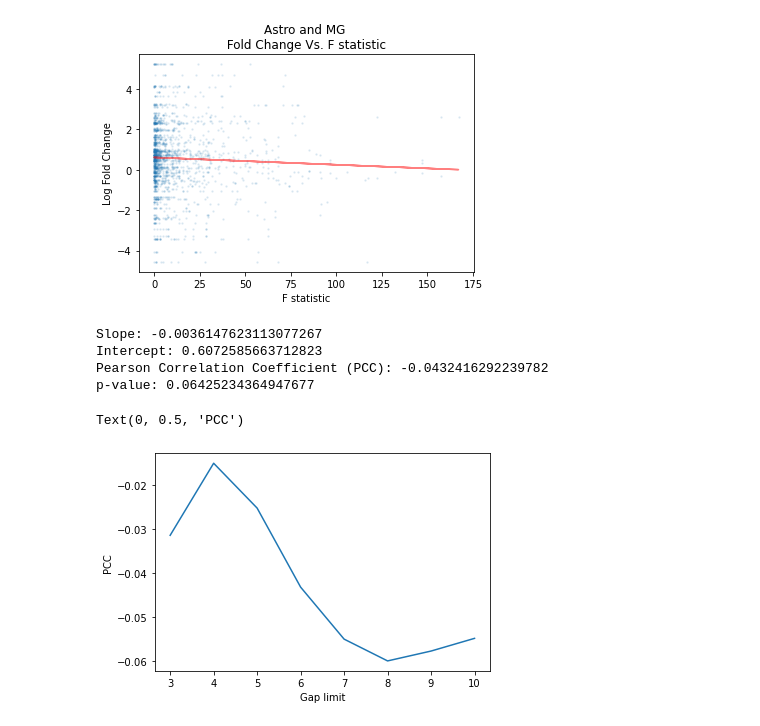
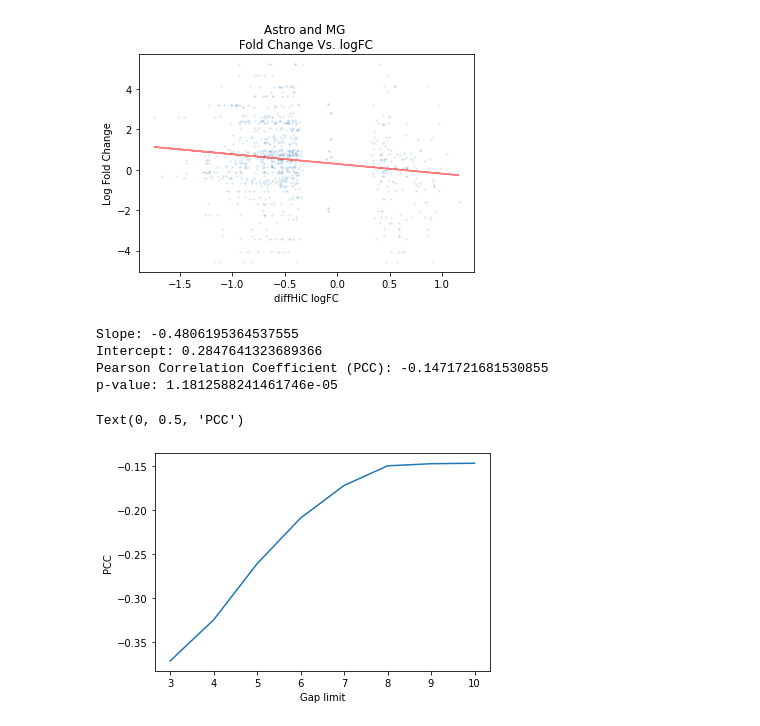
Before and after one commit to Megan-Andrews/SnapHiC-D, a Jupyter notebook: experiments/2023-06-23/diffHiC/Correlation with dynamic of gene expression.ipynb, the cells around one changed output. Drawn from its saved outputs; the diff is of its cells as text; code cells hidden in the pictures.

```diff
--- a/experiments/2023-06-23/diffHiC/Correlation with dynamic of gene expression.ipynb
+++ b/experiments/2023-06-23/diffHiC/Correlation with dynamic of gene expression.ipynb
@@ -32,59 +32,59 @@ file_name = "diffHiC_MG_Astro_results.csv"
 diff = pd.read_csv(os.path.join(directory, file_name), sep=',')
 diff["start1"] = diff["start1"]* 100000
 diff["start2"] = diff["start2"]* 100000
-# diff = diff[diff['significant']==True]
+diff = diff[diff['FDR']<0.01]
 intersecs = pd.concat([pd.merge(diff,result, left_on='start1',right_on='bin_id'),
                       pd.merge(diff,result, left_on='start2',right_on='bin_id')]).reset_index()
 # intersecs.append(intersec)
 # intersecs = pd.concat(intersecs)
 intersecs['gap'] = ((intersecs['start1'] - intersecs['start2'])/100000).astype(int)
 # %%
-gl = 6
+gl = 10
 # Plot the scatterplot
-plt.scatter(intersecs[intersecs['gap']<gl]['F'], np.log(intersecs[intersecs['gap']<gl]['astro/MG']), alpha=0.1, s=2)
+plt.scatter(intersecs[intersecs['gap']<gl]['logFC'], np.log(intersecs[intersecs['gap']<gl]['astro/MG']), alpha=0.1, s=2)
 
 # Calculate the trendline using numpy
-slope, intercept = np.polyfit(intersecs[intersecs['gap']<gl]['F'],np.log(intersecs[intersecs['gap']<gl]['astro/MG']), deg=1)
-trendline = slope * np.array(intersecs[intersecs['gap']<gl]['F']) + intercept
+slope, intercept = np.polyfit(intersecs[intersecs['gap']<gl]['logFC'],np.log(intersecs[intersecs['gap']<gl]['astro/MG']), deg=1)
+trendline = slope * np.array(intersecs[intersecs['gap']<gl]['logFC']) + intercept
 
 # Plot the trendline
-plt.plot(intersecs[intersecs['gap']<gl]['F'], trendline, color='red', alpha=0.5)
+plt.plot(intersecs[intersecs['gap']<gl]['logFC'], trendline, color='red', alpha=0.5)
 
 # Add labels and legend
-plt.title('Astro and MG \n Fold Change Vs. F statistic ')
+plt.title('Astro and MG \n Fold Change Vs. logFC ')
 plt.ylabel('Log Fold Change')
-plt.xlabel('F statistic')
+plt.xlabel('diffHiC logFC')
 
 # Show the plot
 plt.show()
 # result.to_csv("supplement_with_gene_info.csv")
 
 # Save the plot as an image file
 #plt.savefig('Astro_MG_Fold_Change_Tstat.png')
 # %% [output]
-[figure, old version]
+[figure, new version]
 # %%
 print("Slope:", slope)
 print("Intercept:", intercept)
 
 # Calculate Pearson correlation coefficient (PCC) and p-value
-pcc, p_value = stats.pearsonr(intersecs[intersecs['gap']<gl]['F'], np.log(intersecs[intersecs['gap']<gl]['astro/MG']))
+pcc, p_value = stats.pearsonr(intersecs[intersecs['gap']<gl]['logFC'], np.log(intersecs[intersecs['gap']<gl]['astro/MG']))
 
 # Print the PCC and p-value
 print("Pearson Correlation Coefficient (PCC):", pcc)
 print("p-value:", p_value)
 # %% [output]
-Slope: -0.0036147623113077267
-Intercept: 0.6072585663712823
-Pearson Correlation Coefficient (PCC): -0.0432416292239782
-p-value: 0.06425234364947677
+Slope: -0.4806195364537555
+Intercept: 0.2847641323689366
+Pearson Correlation Coefficient (PCC): -0.1471721681530855
+p-value: 1.1812588241461746e-05
 # %%
 pccs = []
 for gl in range(3,11):
-    pccs.append(stats.pearsonr(intersecs[intersecs['gap']<gl]['F'], np.log(intersecs[intersecs['gap']<gl]['astro/MG']))[0])
+    pccs.append(stats.pearsonr(intersecs[intersecs['gap']<gl]['logFC'], np.log(intersecs[intersecs['gap']<gl]['astro/MG']))[0])
 plt.plot(range(3,11), pccs)
 plt.xlabel('Gap limit')
 plt.ylabel('PCC')
 # %% [output]
 Text(0, 0.5, 'PCC')
-[figure, old version]
+[figure, new version]
```
Also changed, not shown: 1 other file.
